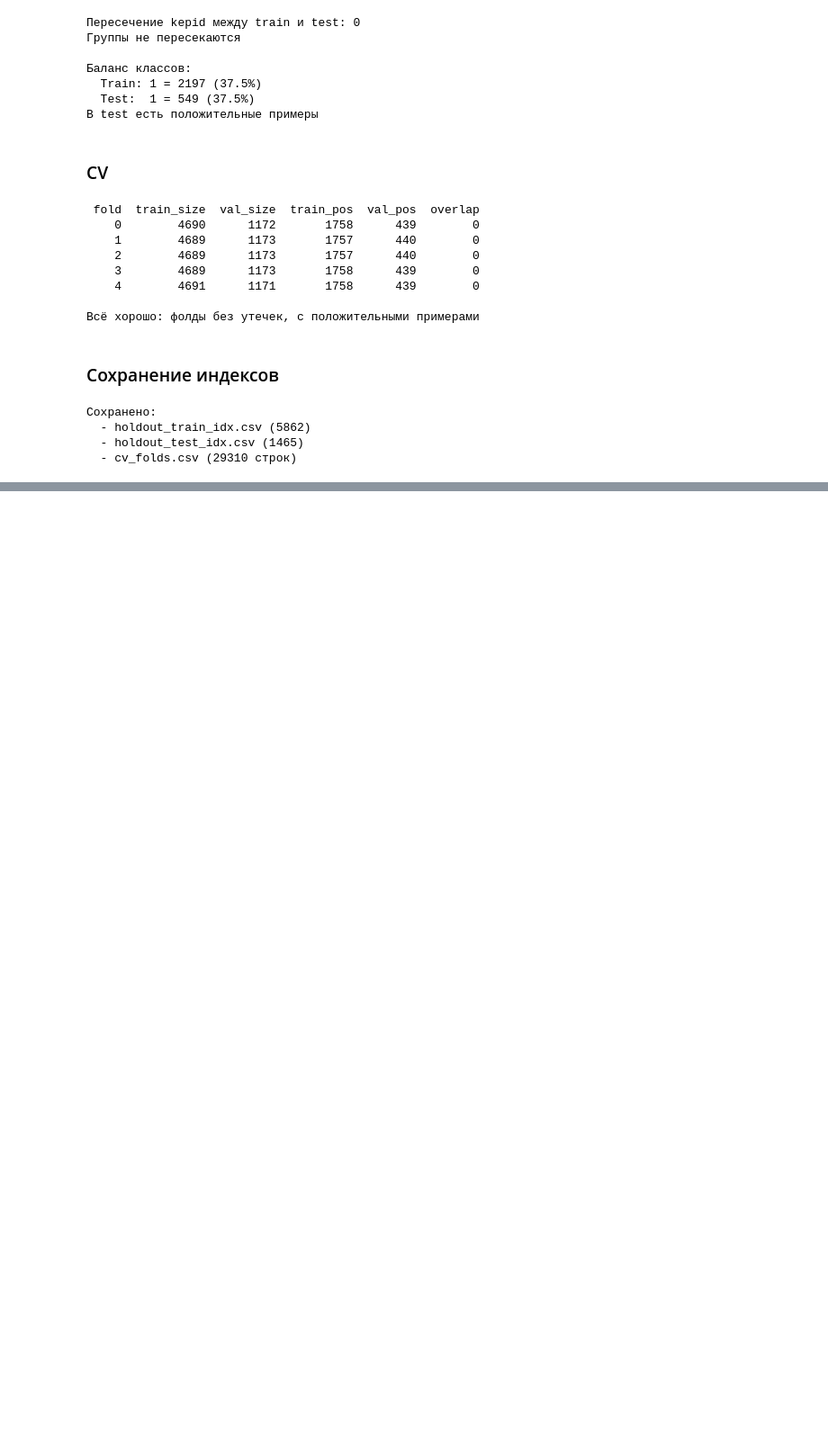
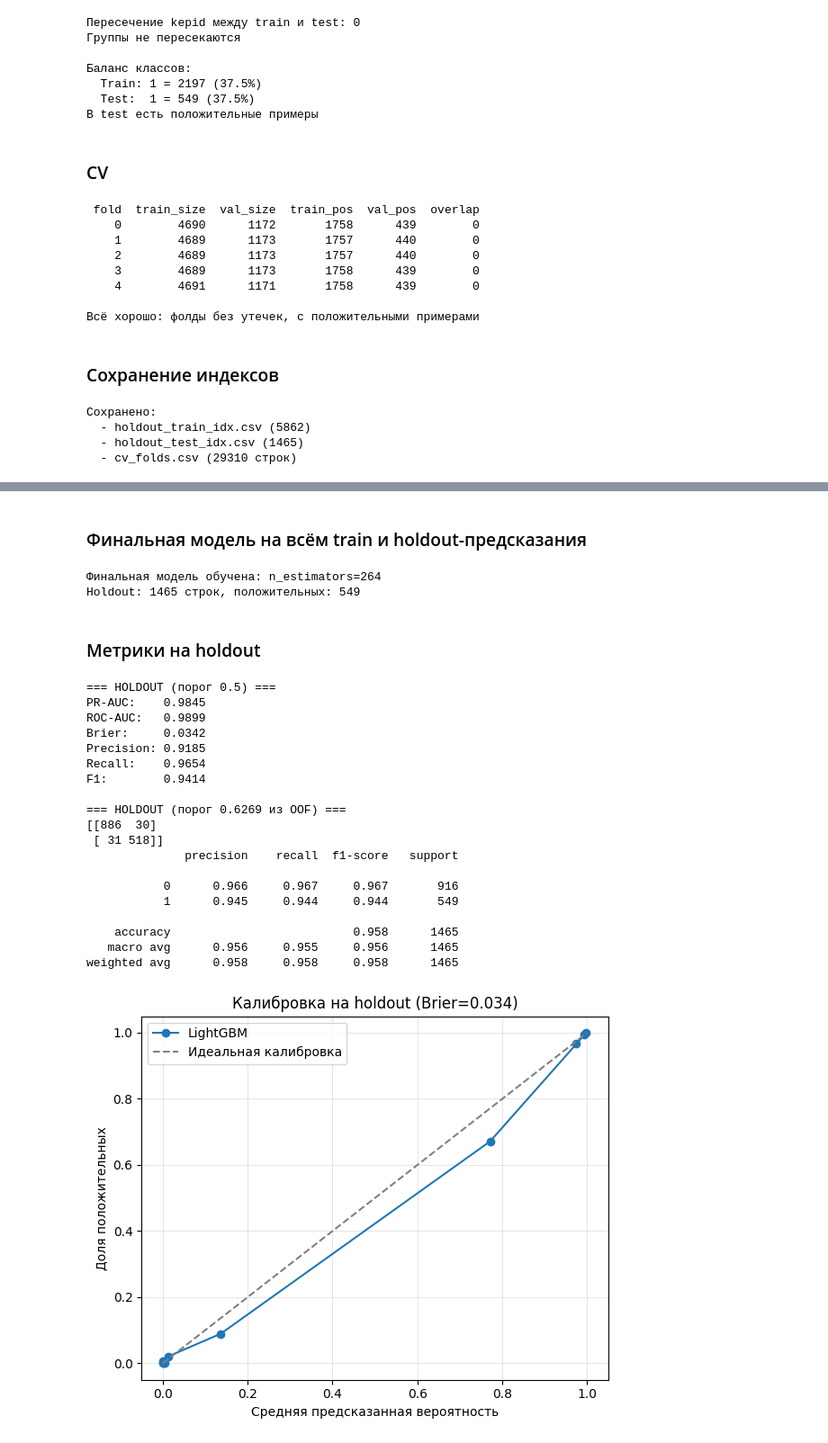
Before and after one commit to Sladkiy-Bo/exoplanet-detector, a Jupyter notebook: notebooks/02b_nasa_tabular_model.ipynb, the cells around one changed output, grey strips where cells are left out. Shown at 90% size. Cells and saved outputs as stored; diff of their text form; code cells hidden in the pictures; blank space fills up the shorter version.

Commit message:
feat(model): LightGBM's first results

```diff
--- a/notebooks/02b_nasa_tabular_model.ipynb
+++ b/notebooks/02b_nasa_tabular_model.ipynb
@@ -109,0 +244,70 @@ print(f"  - cv_folds.csv ({len(cv_rows)} строк)")
+# %% [markdown]
+### Финальная модель на всём train и holdout-предсказания
+# %%
+n_estimators_final = int(np.median(best_iters))
+final_params = {**lgb_params, "n_estimators": n_estimators_final}
+
+final_model = lgb.LGBMClassifier(**final_params)
+final_model.fit(X_train, y_train)
+
+# Предсказания на holdout
+X_test = X.iloc[test_idx].reset_index(drop=True)
+y_test = y.iloc[test_idx].reset_index(drop=True)
+groups_test = groups.iloc[test_idx].reset_index(drop=True)
+
+test_preds = final_model.predict_proba(X_test)[:, 1]
+
+print(f"Финальная модель обучена: n_estimators={n_estimators_final}")
+print(f"Holdout: {len(y_test)} строк, положительных: {int(y_test.sum())}")
+# %% [output]
+Финальная модель обучена: n_estimators=264
+Holdout: 1465 строк, положительных: 549
+# %% [markdown]
+### Метрики на holdout
+# %%
+print("=== HOLDOUT (порог 0.5) ===")
+print(f"PR-AUC:    {average_precision_score(y_test, test_preds):.4f}")
+print(f"ROC-AUC:   {roc_auc_score(y_test, test_preds):.4f}")
+print(f"Brier:     {brier_score_loss(y_test, test_preds):.4f}")
+print(f"Precision: {precision_score(y_test, test_preds > 0.5):.4f}")
+print(f"Recall:    {recall_score(y_test, test_preds > 0.5):.4f}")
+print(f"F1:        {f1_score(y_test, test_preds > 0.5):.4f}")
+
+y_pred_thr = (test_preds > best_thr).astype(int)
+print(f"\n=== HOLDOUT (порог {best_thr:.4f} из OOF) ===")
+print(confusion_matrix(y_test, y_pred_thr))
+print(classification_report(y_test, y_pred_thr, digits=3, zero_division=0))
+
+# Калибровка: насколько предсказанные вероятности совпадают с реальностью
+prob_true, prob_pred = calibration_curve(y_test, test_preds, n_bins=10, strategy="quantile")
+fig, ax = plt.subplots(figsize=(6, 5))
+ax.plot(prob_pred, prob_true, marker="o", label="LightGBM")
+ax.plot([0, 1], [0, 1], linestyle="--", color="gray", label="Идеальная калибровка")
+ax.set_xlabel("Средняя предсказанная вероятность")
+ax.set_ylabel("Доля положительных")
+ax.set_title(f"Калибровка на holdout (Brier={brier_score_loss(y_test, test_preds):.3f})")
+ax.legend()
+ax.grid(alpha=0.3)
+plt.tight_layout()
+plt.show()
+# %% [output]
+=== HOLDOUT (порог 0.5) ===
+PR-AUC:    0.9845
+ROC-AUC:   0.9899
+Brier:     0.0342
+Precision: 0.9185
+Recall:    0.9654
+F1:        0.9414
+
+=== HOLDOUT (порог 0.6269 из OOF) ===
+[[886  30]
+ [ 31 518]]
+              precision    recall  f1-score   support
+
+           0      0.966     0.967     0.967       916
+           1      0.945     0.944     0.944       549
+
+    accuracy                          0.958      1465
+   macro avg      0.956     0.955     0.956      1465
+weighted avg      0.958     0.958     0.958      1465
+[figure, added]
```
Also changed, not shown: parts of 10 cells of this notebook, 5 other files.
